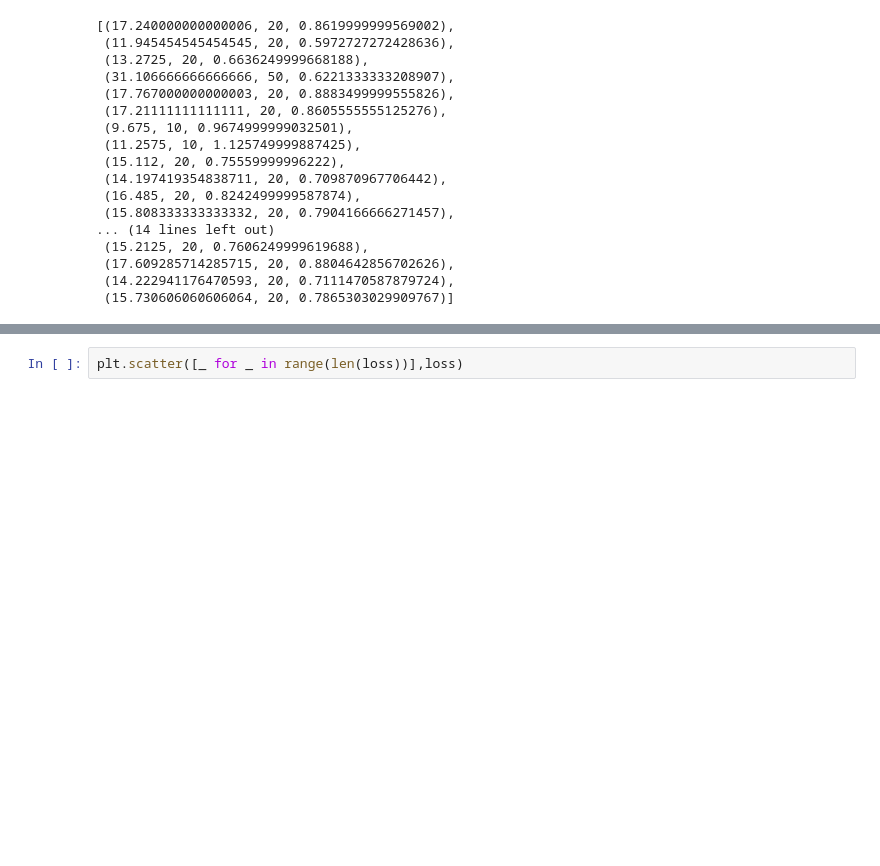
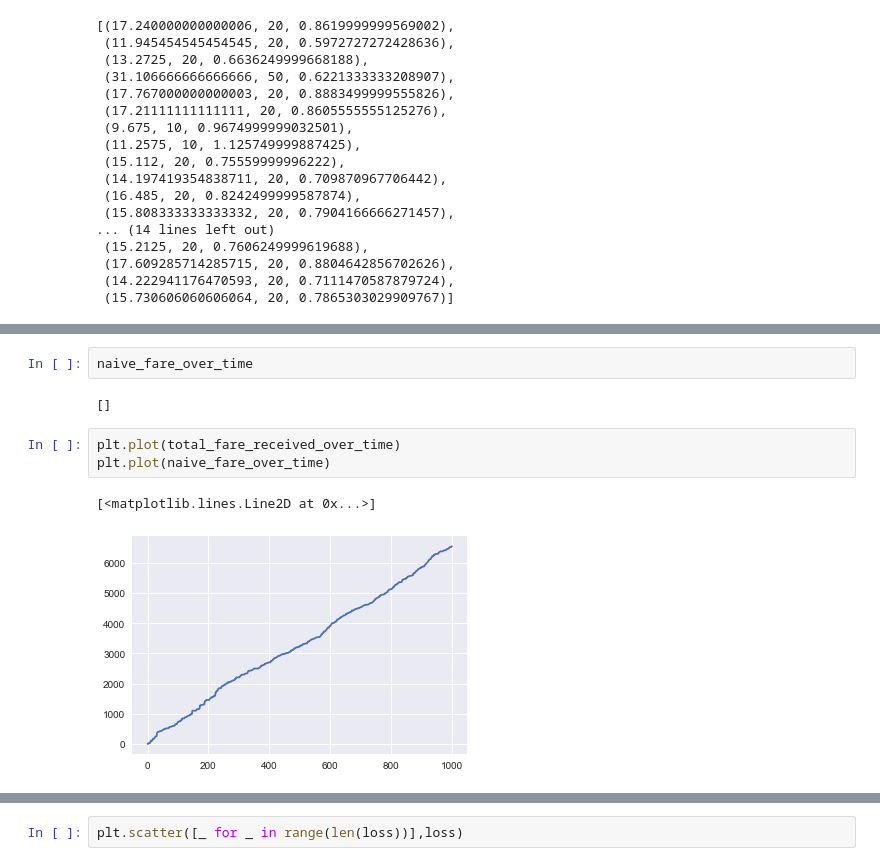
Before and after one commit to jonhilgart22/UNH-projects, a Jupyter notebook: deep_learning/notebooks/Jonathan_Hilgart-1.1-Taxi_cab_EDA.ipynb, the cells around one changed output, grey strips where cells are left out. Cells and saved outputs as stored; diff of their text form; blank space fills up the shorter version.

```diff
--- a/deep_learning/notebooks/Jonathan_Hilgart-1.1-Taxi_cab_EDA.ipynb
+++ b/deep_learning/notebooks/Jonathan_Hilgart-1.1-Taxi_cab_EDA.ipynb
@@ -837,0 +887,10 @@ KeyboardInterrupt:
+# %%
+naive_fare_over_time
+# %% [output]
+[]
+# %%
+plt.plot(total_fare_received_over_time)
+plt.plot(naive_fare_over_time)
+# %% [output]
+[<matplotlib.lines.Line2D at 0x...>]
+[figure, added]
```
Also changed, not shown: parts of 7 cells of this notebook, 2 other files.
